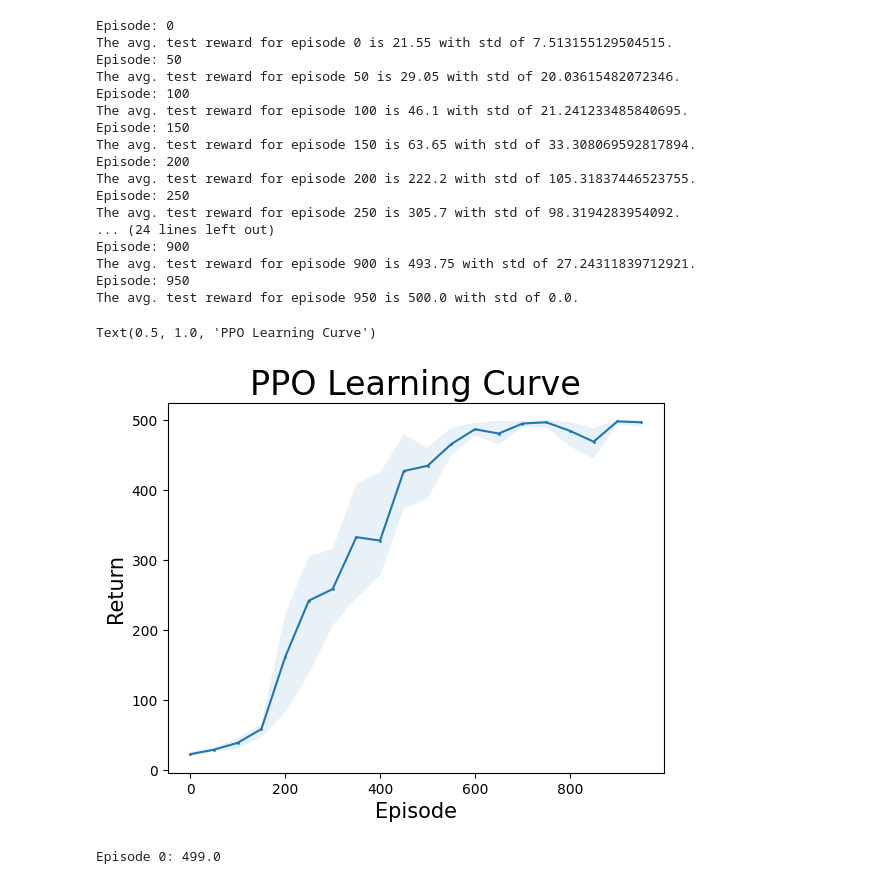
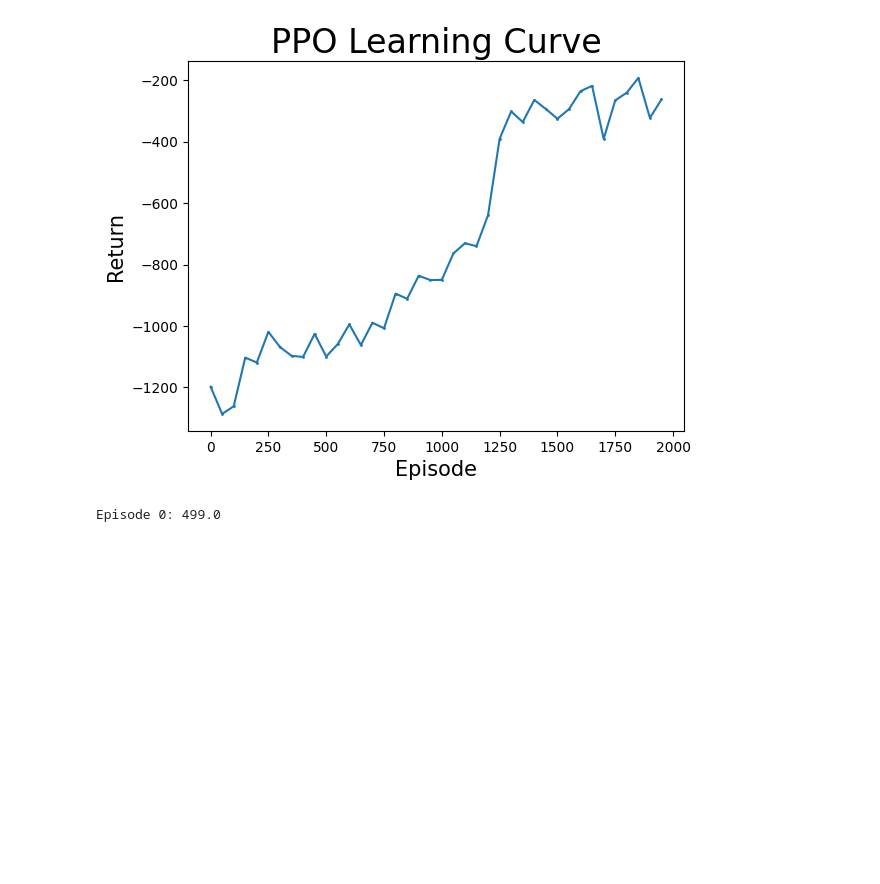
Before and after one commit to AndyPiantoni/ReinforceUs, a Jupyter notebook: PPO_from_scratch_ANDY-tuto-pytorch.ipynb, the cells around one changed output. Drawn from its saved outputs; the diff is of its cells as text; code cells hidden in the pictures; blank space fills up the shorter version.

```diff
--- a/PPO_from_scratch_ANDY-tuto-pytorch.ipynb
+++ b/PPO_from_scratch_ANDY-tuto-pytorch.ipynb
@@ -270,9 +281,10 @@ def train_PPO(env, policy_net, policy_optimizer, value_net, value_optimizer, num
 
     return policy_net, value_net
 # %%
+import time
 # Define parameter values
-env_name = 'CartPole-v1' # environment name
-# env_name = 'Pendulum-v1' # environment name
+#env_name = 'CartPole-v1' # environment name
+env_name = 'Pendulum-v1' # environment name
 # env_name = "MountainCarContinuous-v0"
 
 # env_name = 'LunarLander-v2' # environment name
@@ -280,8 +292,8 @@ env_name = 'CartPole-v1' # environment name
 # env_name = 'Acrobot-v1' # environment name
 
 
-num_train_ite = 1000 # number of training iterations
-num_seeds = 3 # fit model with 3 different seeds and plot average performance of 3 seeds
+num_train_ite = 2000 # number of training iterations
+num_seeds = 1 # fit model with 3 different seeds and plot average performance of 3 seeds
 num_epochs = 10 # how many times we iterate the entire training dataset passing through the training
 eval_freq = 50 # run evaluation of policy at each eval_freq trials
 eval_epi_index = num_train_ite//eval_freq # use to create x label for plot
@@ -297,11 +309,25 @@ baseline_lr = 5e-4 # value network's learning rate
 # Create the environment.
 env = gym.make(env_name)
 
+# For discretization of the action space
+discretized_continuous_action_space = True
+
+actions_transform = None
+if discretized_continuous_action_space:
+    action_range = (env.action_space.low[0], env.action_space.high[0])
+    n_actions = 21
+    actions_transform = np.linspace(action_range[0], action_range[1], n_actions)
+
+
+
 #detect if the environment is discrete or continuous
 if isinstance(env.action_space, gym.spaces.Discrete):
     nA = env.action_space.n
 else:
-    nA = env.action_space.shape[0]
+    if discretized_continuous_action_space:
+        nA = n_actions
+    else:
+        nA = env.action_space.shape[0]
 
 # detect if the environment state is discrete or continuous
 if isinstance(env.observation_space, gym.spaces.Discrete):
@@ -309,6 +335,7 @@ if isinstance(env.observation_space, gym.spaces.Discrete):
 else:
     nS = env.observation_space.shape[0]
 
+epoch_times = []
 final_policy_nets = []
 for i in tqdm.tqdm(range(num_seeds)):
     reward_means = []
@@ -316,7 +343,7 @@ for i in tqdm.tqdm(range(num_seeds)):
     seed = np.random.randint(0, 1000)
     torch.manual_seed(seed)
     # Define policy and value networks
-    if isinstance(env.action_space, gym.spaces.Discrete):
+    if isinstance(env.action_space, gym.spaces.Discrete) or discretized_continuous_action_space:
         policy_net = NeuralNet(nS, nA, torch.nn.Softmax()) # Normally this one works with CartPole-v0
     else:
         #policy_net = NeuralNet(nS, nA, torch.nn.Identity())
@@ -325,24 +352,36 @@ for i in tqdm.tqdm(range(num_seeds)):
     value_net = NeuralNet(nS, 1, torch.nn.ReLU())
     value_net_optimizer = optim.Adam(value_net.parameters(), lr=baseline_lr)
 
+    epoch_start_time = 0 #********************************************************************************************************************
+    epoch_end_time = 0 #**********************************************************************************************************************
+
     for m in range(num_train_ite):
+        epoch_start_time = time.time()
         # Train networks with PPO
         policy_net, value_net = train_PPO(env, policy_net, policy_net_optimizer,
                                           value_net, value_net_optimizer, num_epochs,
                                           clip_val=clip_val, gamma=gamma,
                                           entropy_coef=entropy_coef, lamda=lamda,
-                                          vf_coef=vf_coef)
+                                          vf_coef=vf_coef,
+                                          nS=nS, nA=nA,
+                                          discretized_continuous_action_space=discretized_continuous_action_space,
+                                          actions_transform=actions_transform)
+        epoch_end_time = time.time()
+        epoch_times.append(epoch_end_time - epoch_start_time)
         if m % eval_freq == 0:
             print("Episode: {}".format(m))
             G = np.zeros(20)
             for k in range(20):
-                g = evaluate_policy(env, policy_net)
+                g = evaluate_policy(env, policy_net, nS=nS, nA=nA,
+                                    discretized_continuous_action_space=discretized_continuous_action_space,
+                                    actions_transform=actions_transform)
                 G[k] = g
 
             reward_mean = G.mean()
             reward_sd = G.std()
             print("The avg. test reward for episode {0} is {1} with std of {2}.".format(m, reward_mean, reward_sd))
             reward_means.append(reward_mean)
+
     returns[i] = np.array(reward_means)
     final_policy_nets.append(policy_net)
 
@@ -363,5 +402,19 @@ plt.xlabel('Episode', fontsize = 15)
 plt.ylabel('Return', fontsize = 15)
 
 plt.title("PPO Learning Curve", fontsize = 24)
+
+# # Save a plot about the time taken for each epoch
+# x = np.arange(len(epoch_times))
+# plt.plot(x, epoch_times, '-o', markersize=1)
+# # add average epoch time
+# avg_epoch_time = np.mean(epoch_times)
+# print(f"Average epoch time: {avg_epoch_time}")
+# plt.axhline(y=avg_epoch_time, color='r', linestyle='-', label=f'Average time: {avg_epoch_time:.2f}')
+# plt.legend()
+# plt.xlabel('Epoch', fontsize = 15)
+# plt.ylabel('Time (s)', fontsize = 15)
+# plt.title("Time taken for each epoch", fontsize = 24)
+
+# plt.savefig(f"PPO_{env_name}_time_per_epoch.png")
 # %% [output]
 Episode: 0
@@ -401,22 +438,4 @@ The avg. test reward for episode 950 is 500.0 with std of 0.0.
-Episode: 0
-The avg. test reward for episode 0 is 21.55 with std of 7.513155129504515.
-Episode: 50
-The avg. test reward for episode 50 is 29.05 with std of 20.03615482072346.
-Episode: 100
-The avg. test reward for episode 100 is 46.1 with std of 21.241233485840695.
-Episode: 150
-The avg. test reward for episode 150 is 63.65 with std of 33.308069592817894.
-Episode: 200
-The avg. test reward for episode 200 is 222.2 with std of 105.31837446523755.
-Episode: 250
-The avg. test reward for episode 250 is 305.7 with std of 98.3194283954092.
-... (24 lines left out)
-Episode: 900
-The avg. test reward for episode 900 is 493.75 with std of 27.24311839712921.
-Episode: 950
-The avg. test reward for episode 950 is 500.0 with std of 0.0.
-Text(0.5, 1.0, 'PPO Learning Curve')
-[figure, old version]
+[figure, new version]
 # %%
 import time
 #create an environment to test and visualize the policy
```
Also changed, not shown: parts of 3 cells of this notebook.
